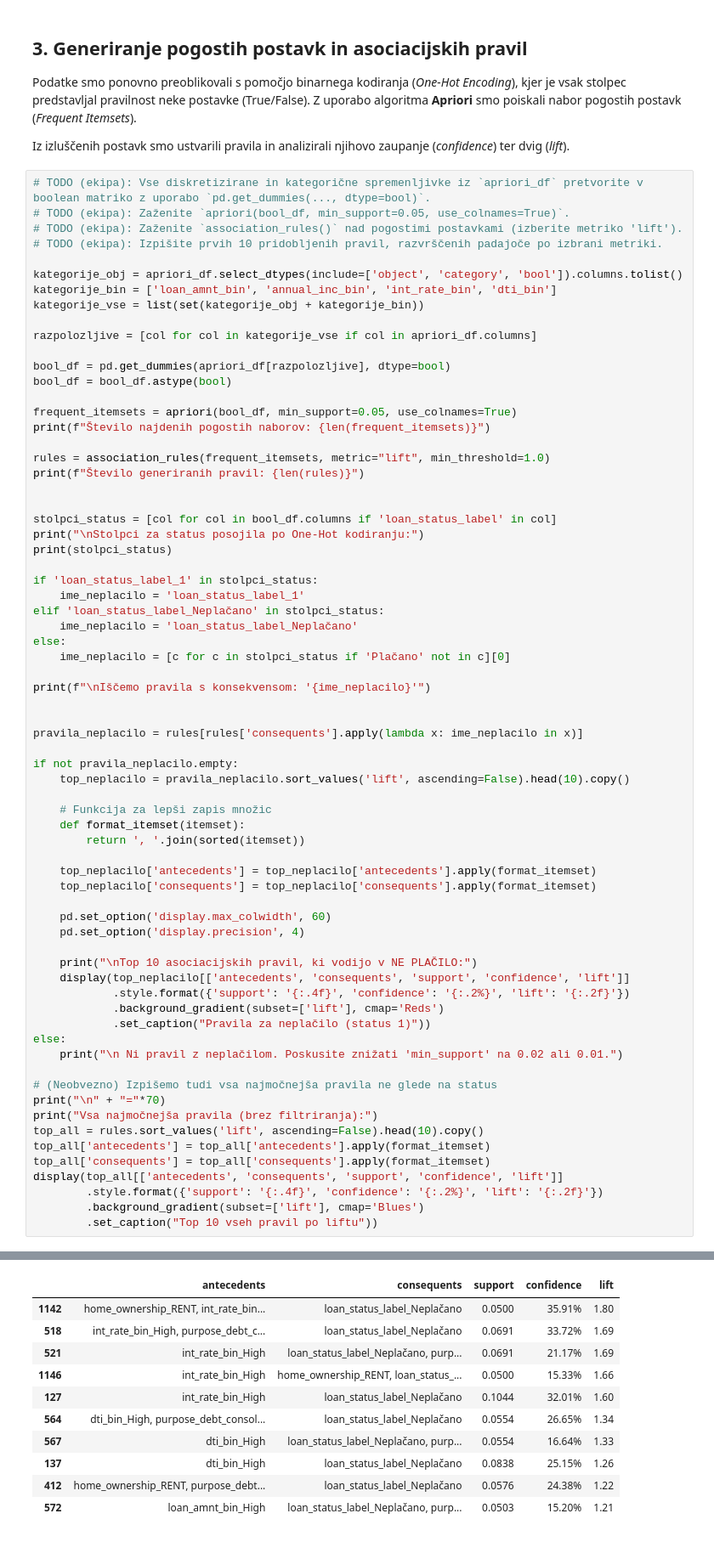
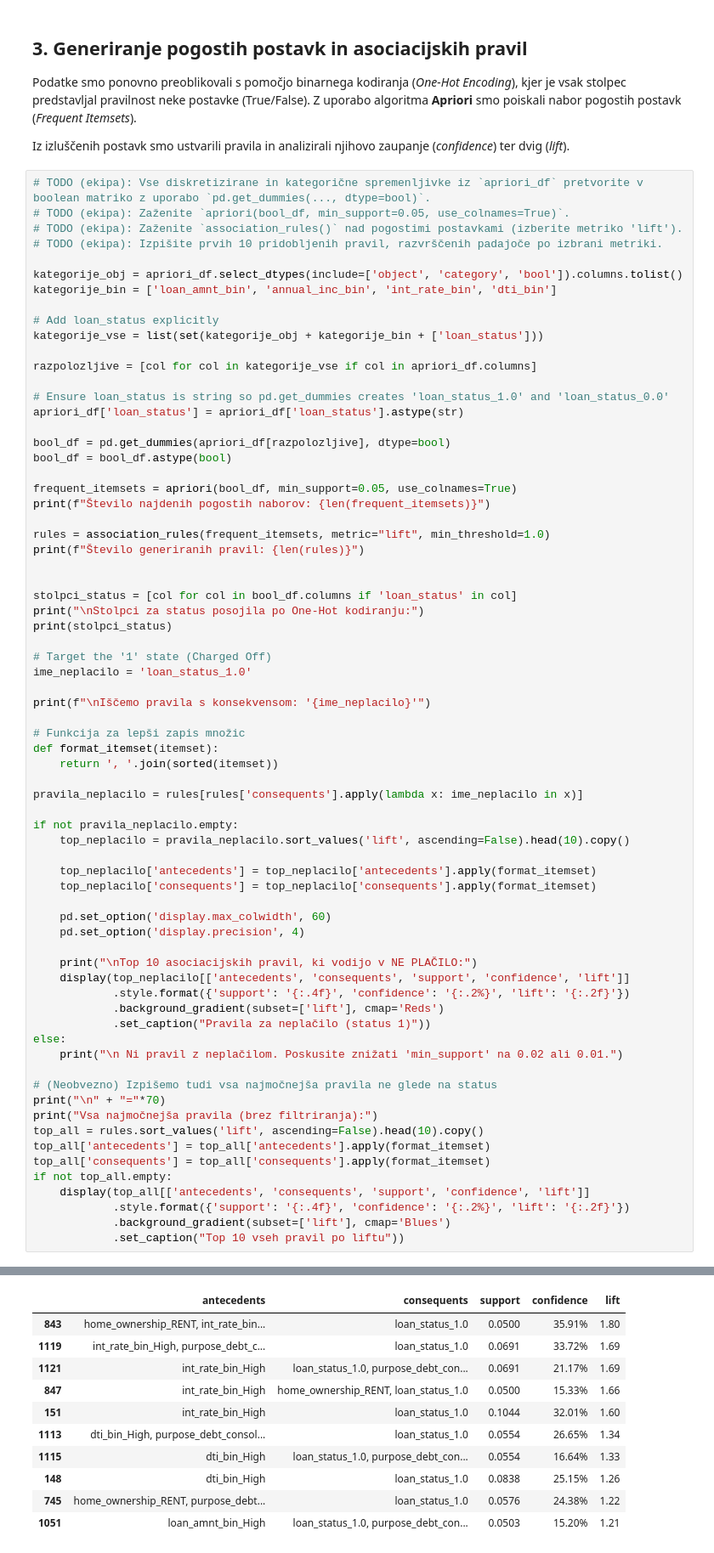
Before and after one commit to bjaksic84/PR2612, a Jupyter notebook: notebooks/02_pattern_mining.ipynb, the cells around one changed output, grey strips where cells are left out. Shown at 85% size. Drawn from its saved outputs; the diff is of its cells as text.

```diff
--- a/notebooks/02_pattern_mining.ipynb
+++ b/notebooks/02_pattern_mining.ipynb
@@ -75,9 +75,14 @@ Iz izluščenih postavk smo ustvarili pravila in analizirali njihovo zaupanje (*
 
 kategorije_obj = apriori_df.select_dtypes(include=['object', 'category', 'bool']).columns.tolist()
 kategorije_bin = ['loan_amnt_bin', 'annual_inc_bin', 'int_rate_bin', 'dti_bin']
-kategorije_vse = list(set(kategorije_obj + kategorije_bin))
+
+# Add loan_status explicitly
+kategorije_vse = list(set(kategorije_obj + kategorije_bin + ['loan_status']))
 
 razpolozljive = [col for col in kategorije_vse if col in apriori_df.columns]
+
+# Ensure loan_status is string so pd.get_dummies creates 'loan_status_1.0' and 'loan_status_0.0'
+apriori_df['loan_status'] = apriori_df['loan_status'].astype(str)
 
 bool_df = pd.get_dummies(apriori_df[razpolozljive], dtype=bool)
 bool_df = bool_df.astype(bool)
@@ -89,28 +94,23 @@ rules = association_rules(frequent_itemsets, metric="lift", min_threshold=1.0)
 print(f"Število generiranih pravil: {len(rules)}")
 
 
-stolpci_status = [col for col in bool_df.columns if 'loan_status_label' in col]
+stolpci_status = [col for col in bool_df.columns if 'loan_status' in col]
 print("\nStolpci za status posojila po One‑Hot kodiranju:")
 print(stolpci_status)
 
-if 'loan_status_label_1' in stolpci_status:
-    ime_neplacilo = 'loan_status_label_1'
-elif 'loan_status_label_Neplačano' in stolpci_status:
-    ime_neplacilo = 'loan_status_label_Neplačano'
-else:
-    ime_neplacilo = [c for c in stolpci_status if 'Plačano' not in c][0]
+# Target the '1' state (Charged Off)
+ime_neplacilo = 'loan_status_1.0'
 
 print(f"\nIščemo pravila s konsekvensom: '{ime_neplacilo}'")
 
+# Funkcija za lepši zapis množic
+def format_itemset(itemset):
+    return ', '.join(sorted(itemset))
 
 pravila_neplacilo = rules[rules['consequents'].apply(lambda x: ime_neplacilo in x)]
 
 if not pravila_neplacilo.empty:
     top_neplacilo = pravila_neplacilo.sort_values('lift', ascending=False).head(10).copy()
-
-    # Funkcija za lepši zapis množic
-    def format_itemset(itemset):
-        return ', '.join(sorted(itemset))
 
     top_neplacilo['antecedents'] = top_neplacilo['antecedents'].apply(format_itemset)
     top_neplacilo['consequents'] = top_neplacilo['consequents'].apply(format_itemset)
@@ -132,10 +132,11 @@ print("Vsa najmočnejša pravila (brez filtriranja):")
 top_all = rules.sort_values('lift', ascending=False).head(10).copy()
 top_all['antecedents'] = top_all['antecedents'].apply(format_itemset)
 top_all['consequents'] = top_all['consequents'].apply(format_itemset)
-display(top_all[['antecedents', 'consequents', 'support', 'confidence', 'lift']]
-        .style.format({'support': '{:.4f}', 'confidence': '{:.2%}', 'lift': '{:.2f}'})
-        .background_gradient(subset=['lift'], cmap='Blues')
-        .set_caption("Top 10 vseh pravil po liftu"))
+if not top_all.empty:
+    display(top_all[['antecedents', 'consequents', 'support', 'confidence', 'lift']]
+            .style.format({'support': '{:.4f}', 'confidence': '{:.2%}', 'lift': '{:.2f}'})
+            .background_gradient(subset=['lift'], cmap='Blues')
+            .set_caption("Top 10 vseh pravil po liftu"))
 # %% [output]
 Število najdenih pogostih naborov: 674
 Število generiranih pravil: 2848
@@ -150,11 +153,11 @@ Pravila za neplačilo (status 1)
 |  | antecedents | consequents | support | confidence | lift |
-| 1142 | home_ownership_RENT, int_rate_bin... | loan_status_label_Neplačano | 0.0500 | 35.91% | 1.80 |
-| 518 | int_rate_bin_High, purpose_debt_c... | loan_status_label_Neplačano | 0.0691 | 33.72% | 1.69 |
-| 521 | int_rate_bin_High | loan_status_label_Neplačano, purp... | 0.0691 | 21.17% | 1.69 |
-| 1146 | int_rate_bin_High | home_ownership_RENT, loan_status_... | 0.0500 | 15.33% | 1.66 |
-| 127 | int_rate_bin_High | loan_status_label_Neplačano | 0.1044 | 32.01% | 1.60 |
-| 564 | dti_bin_High, purpose_debt_consol... | loan_status_label_Neplačano | 0.0554 | 26.65% | 1.34 |
-| 567 | dti_bin_High | loan_status_label_Neplačano, purp... | 0.0554 | 16.64% | 1.33 |
-| 137 | dti_bin_High | loan_status_label_Neplačano | 0.0838 | 25.15% | 1.26 |
-| 412 | home_ownership_RENT, purpose_debt... | loan_status_label_Neplačano | 0.0576 | 24.38% | 1.22 |
-| 572 | loan_amnt_bin_High | loan_status_label_Neplačano, purp... | 0.0503 | 15.20% | 1.21 |
+| 843 | home_ownership_RENT, int_rate_bin... | loan_status_1.0 | 0.0500 | 35.91% | 1.80 |
+| 1119 | int_rate_bin_High, purpose_debt_c... | loan_status_1.0 | 0.0691 | 33.72% | 1.69 |
+| 1121 | int_rate_bin_High | loan_status_1.0, purpose_debt_con... | 0.0691 | 21.17% | 1.69 |
+| 847 | int_rate_bin_High | home_ownership_RENT, loan_status_1.0 | 0.0500 | 15.33% | 1.66 |
+| 151 | int_rate_bin_High | loan_status_1.0 | 0.1044 | 32.01% | 1.60 |
+| 1113 | dti_bin_High, purpose_debt_consol... | loan_status_1.0 | 0.0554 | 26.65% | 1.34 |
+| 1115 | dti_bin_High | loan_status_1.0, purpose_debt_con... | 0.0554 | 16.64% | 1.33 |
+| 148 | dti_bin_High | loan_status_1.0 | 0.0838 | 25.15% | 1.26 |
+| 745 | home_ownership_RENT, purpose_debt... | loan_status_1.0 | 0.0576 | 24.38% | 1.22 |
+| 1051 | loan_amnt_bin_High | loan_status_1.0, purpose_debt_con... | 0.0503 | 15.20% | 1.21 |
```
Also changed, not shown: parts of 8 cells of this notebook, 18 other files.
